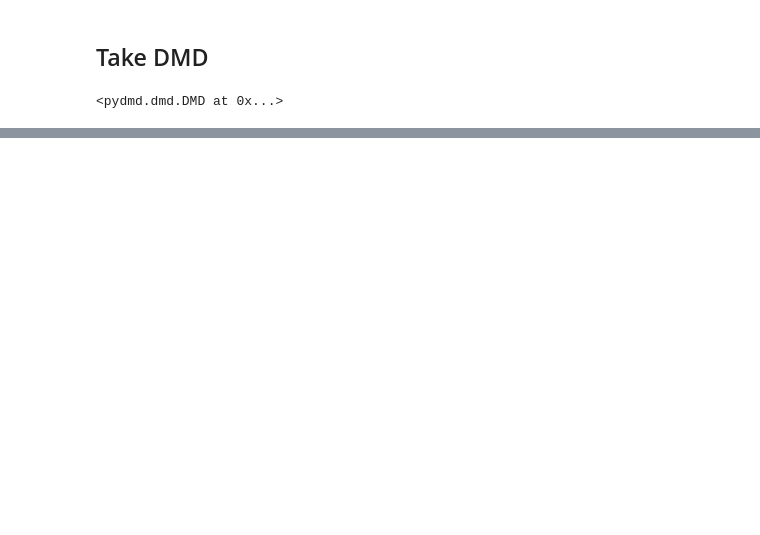
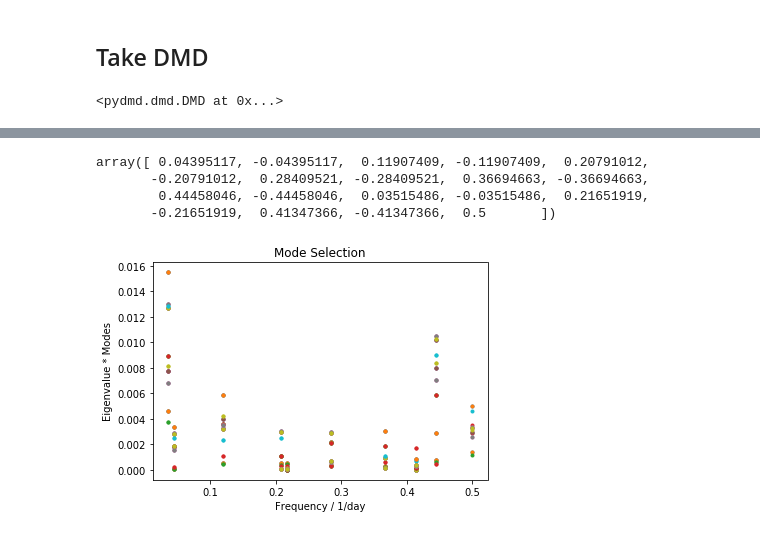
Before and after one commit to JuliaBriden/coronavirus-dmdc, a Jupyter notebook: US State Data.ipynb, the cells around one changed output, grey strips where cells are left out. Saved outputs shown, nothing was run; the diff lists cells and outputs as text; code cells hidden in the pictures; blank space fills up the shorter version.

```diff
--- a/US State Data.ipynb
+++ b/US State Data.ipynb
@@ -226,0 +256,21 @@ plt.show()
+# %%
+# Continuous Time Oscillatory Frequency for 24 hour period (units 1/h)
+freq = (np.log(dmd.eigs)).imag/(2*np.pi)
+freq
+# %% [output]
+array([ 0.04395117, -0.04395117,  0.11907409, -0.11907409,  0.20791012,
+       -0.20791012,  0.28409521, -0.28409521,  0.36694663, -0.36694663,
+        0.44458046, -0.44458046,  0.03515486, -0.03515486,  0.21651919,
+       -0.21651919,  0.41347366, -0.41347366,  0.5       ])
+# %%
+# modes for each date and country
+i = 0
+for eig in dmd.eigs:
+    plt.plot(abs(freq),(abs(dmd.modes.real*eig))[i,:],'.')
+    i+=1
+plt.title('Mode Selection')
+plt.xlabel('Frequency / 1/day')
+plt.ylabel('Eigenvalue * Modes')
+plt.show()
+# %% [output]
+[figure, added]
```
Also changed, not shown: parts of 13 cells of this notebook, 1 other file.
